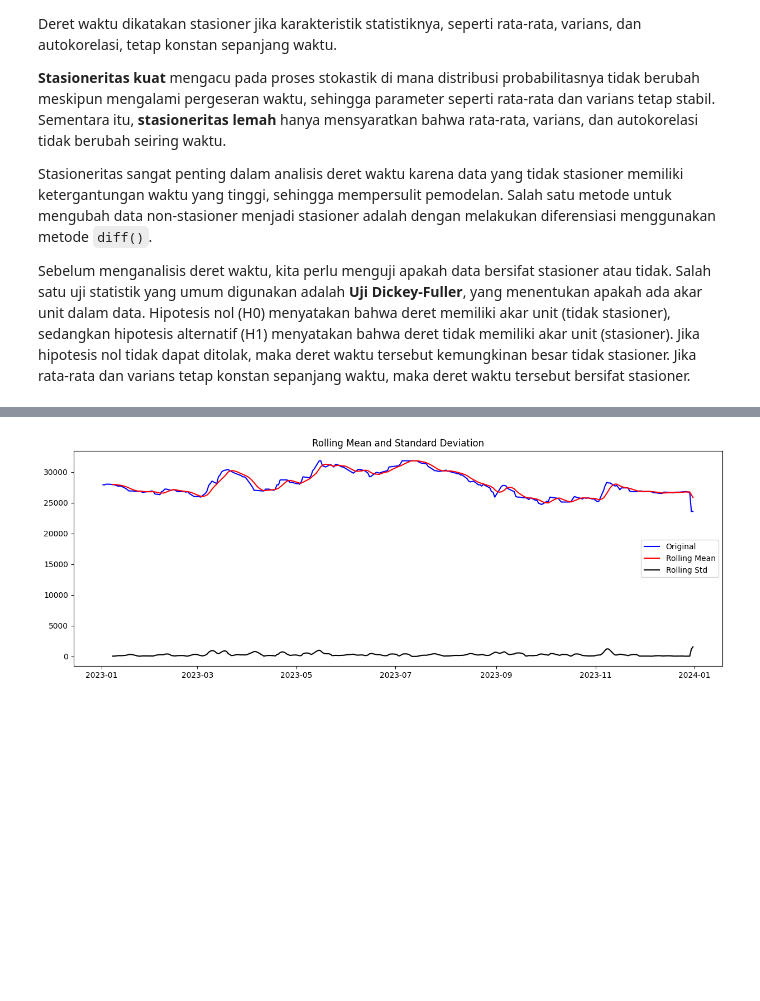
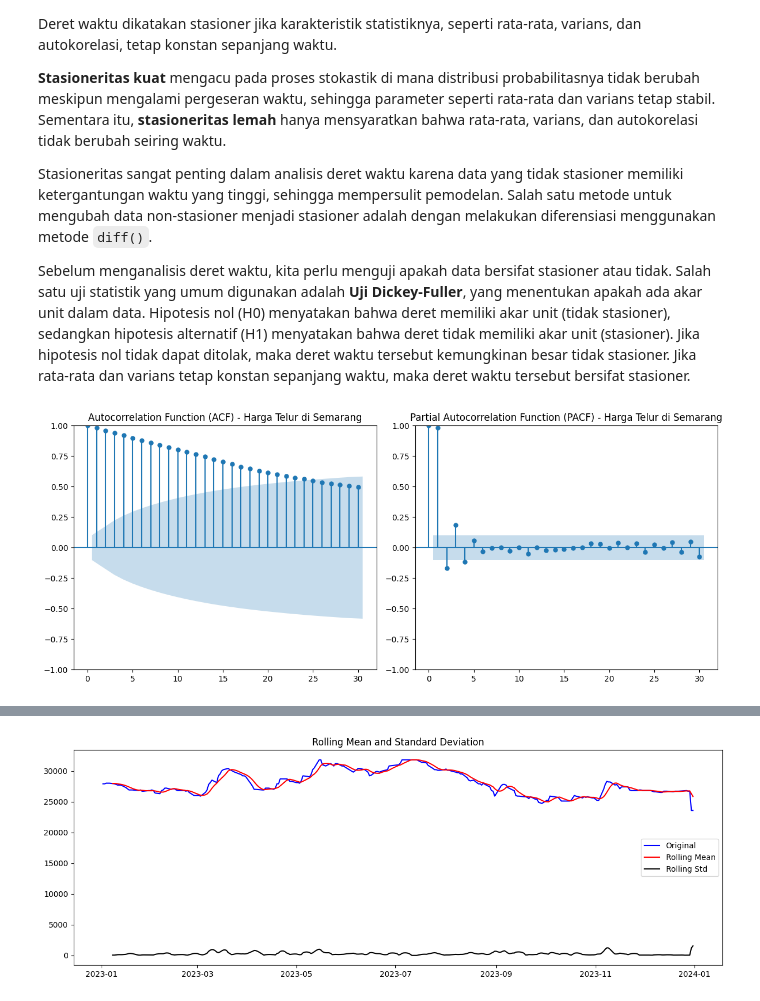
Before and after one commit to Andiilla/Analisis-Time-Series-Public, a Jupyter notebook: KULIAH/Pert6_Tugas2_Kelompok_Model Terbaik/Pemilihan Model Terbaik.ipynb, the cells around one changed output, grey strips where cells are left out. Saved outputs shown, nothing was run; the diff lists cells and outputs as text; code cells hidden in the pictures; blank space fills up the shorter version.

```diff
--- a/KULIAH/Pert6_Tugas2_Kelompok_Model Terbaik/Pemilihan Model Terbaik.ipynb
+++ b/KULIAH/Pert6_Tugas2_Kelompok_Model Terbaik/Pemilihan Model Terbaik.ipynb
@@ -305,3 +329,22 @@ Deret waktu dikatakan stasioner jika karakteristik statistiknya, seperti rata-ra
 Stasioneritas sangat penting dalam analisis deret waktu karena data yang tidak stasioner memiliki ketergantungan waktu yang tinggi, sehingga mempersulit pemodelan. Salah satu metode untuk mengubah data non-stasioner menjadi stasioner adalah dengan melakukan diferensiasi menggunakan metode `diff()`.
 
 Sebelum menganalisis deret waktu, kita perlu menguji apakah data bersifat stasioner atau tidak. Salah satu uji statistik yang umum digunakan adalah **Uji Dickey-Fuller**, yang menentukan apakah ada akar unit dalam data. Hipotesis nol (H0) menyatakan bahwa deret memiliki akar unit (tidak stasioner), sedangkan hipotesis alternatif (H1) menyatakan bahwa deret tidak memiliki akar unit (stasioner). Jika hipotesis nol tidak dapat ditolak, maka deret waktu tersebut kemungkinan besar tidak stasioner. Jika rata-rata dan varians tetap konstan sepanjang waktu, maka deret waktu tersebut bersifat stasioner.
+# %%
+# Pastikan data tidak memiliki NaN
+data_telur = df['semarang'].dropna()
+# Buat figure dengan 2 subplot untuk ACF dan PACF
+fig, axes = plt.subplots(1, 2, figsize=(12, 5))
+
+# Plot ACF
+plot_acf(data_telur, ax=axes[0], lags=30)
+axes[0].set_title("Autocorrelation Function (ACF) - Harga Telur di Semarang")
+
+# Plot PACF
+plot_pacf(data_telur, ax=axes[1], lags=30)
+axes[1].set_title("Partial Autocorrelation Function (PACF) - Harga Telur di Semarang")
+
+# Tampilkan plot
+plt.tight_layout()
+plt.show()
+# %% [output]
+[figure, added]
```
Also changed, not shown: parts of 105 cells of this notebook.
